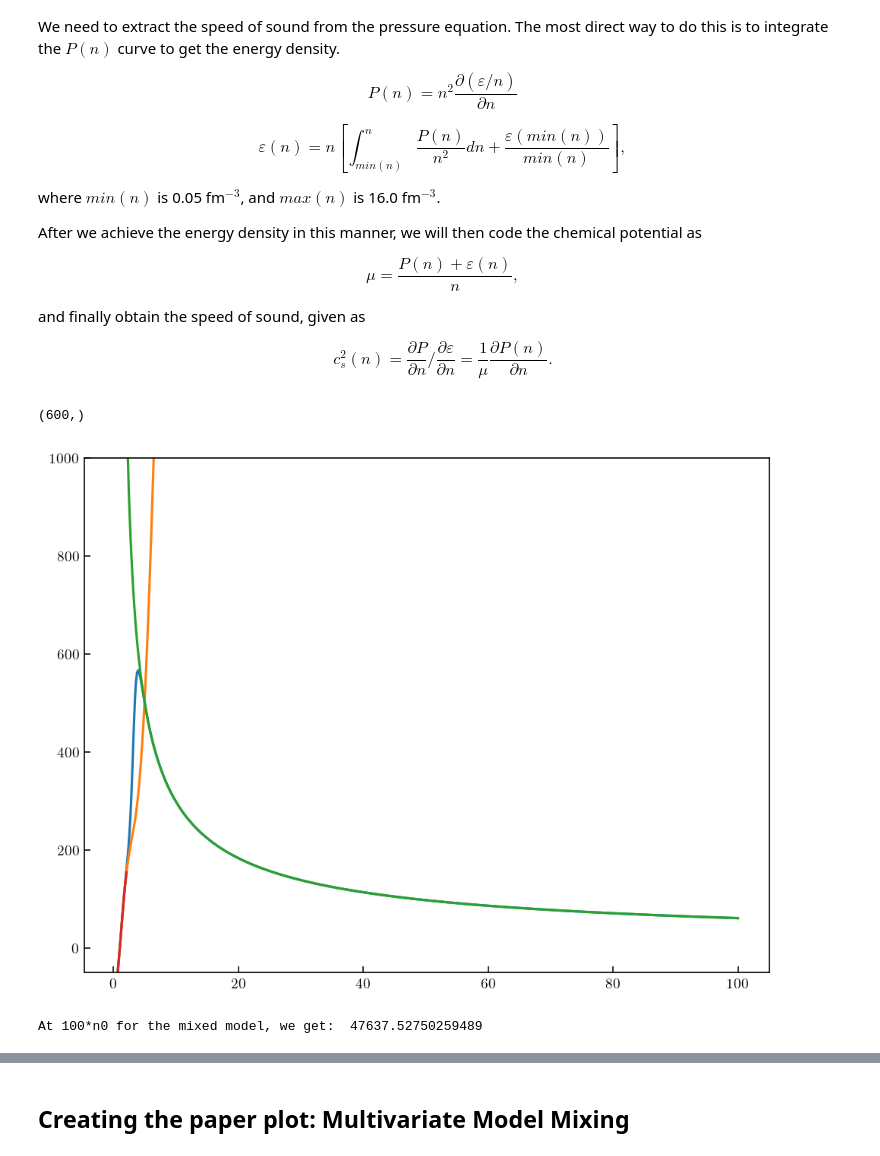
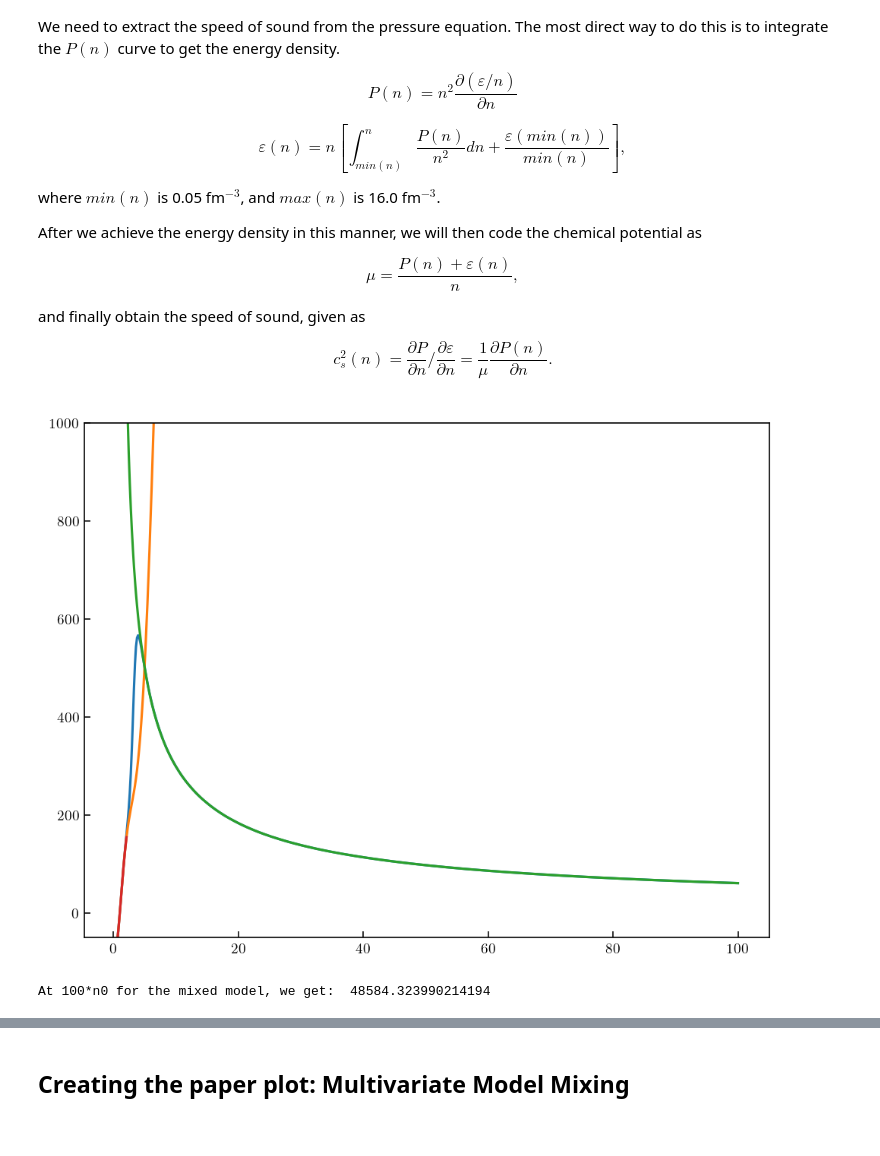
Before and after one commit to asemposki/neutron-rich-bmm, a Jupyter notebook: Pressure_Mixing_cs2.ipynb, the cells around one changed output, grey strips where cells are left out. Saved outputs shown, nothing was run; the diff lists cells and outputs as text; code cells hidden in the pictures.

```diff
--- a/Pressure_Mixing_cs2.ipynb
+++ b/Pressure_Mixing_cs2.ipynb
@@ -329,16 +322,27 @@ $$
 # %%
 density_test = density
 
+# integrating forwards
 edens_data = np.load('data/eos_data/edens_data_chiral.npz')
-
-print(edens_data['density'].shape)
 
 # call the energy density data set and interpolate
 edens_interp = scinterp.interp1d(edens_data['density'], edens_data['mean'], kind='cubic', fill_value='extrapolate')
 edens_interp_std = scinterp.interp1d(edens_data['density'], edens_data['std'], kind='cubic', fill_value='extrapolate')
-en_0 = 47637.52750259489        #edens_interp(density[1])  # BC at 100*n0
-en_0_lower = 47505.507238020364 #en_0 - edens_interp_std(density[1])
-en_0_upper = 47769.54772653198  #en_0 + edens_interp_std(density[1])
+en_0 = edens_interp(0.16)
+en_0_lower = en_0 - edens_interp_std(0.16)
+en_0_upper = en_0 + edens_interp_std(0.16)
+
+edens_dict = {
+    'mean': en_0,
+    'lower': en_0_lower,
+    'upper': en_0_upper
+}
+
+# load in the saved data from pQCD and interpolate for P_FG scaling (making sure)
+p_fg_scaling = np.load('data/eos_data/pqcd_fg_data.npz')
+p_fg_interp = scinterp.interp1d(p_fg_scaling['density'], p_fg_scaling['mean'], kind='cubic', \
+                               fill_value='extrapolate')
+p_fg = p_fg_interp(density_test)
 
 p_mean_interp = scinterp.interp1d(density_test[1:], (mixed_mean[1:]*p_fg[1:]), kind='cubic', fill_value='extrapolate')
 p_lower_interp = scinterp.interp1d(density_test[1:], ((mixed_mean[1:]-mixed_std_dev[1:])*p_fg[1:]), kind='cubic', fill_value='extrapolate')
@@ -347,45 +351,37 @@ p_upper_interp = scinterp.interp1d(density_test[1:], ((mixed_mean[1:]+mixed_std_
 def p_mean(n):
     return p_mean_interp(n) / (n)**2.0
 def p_lower(n):
     return p_lower_interp(n) / (n)**2.0
 def p_upper(n):
     return p_upper_interp(n) / (n)**2.0
 
 # interpolation for the real chiral curve to get back the true result
 p_fg_interp = scinterp.interp1d(density_test[1:], p_fg[1:], kind='cubic', fill_value='extrapolate')
 
 # plot the function (how bad is it)
 plt.plot(density_test[1:]/n0, p_mean(density_test[1:]))
 plt.plot(density_test[1:]/n0, mean_chiral[1:]*p_fg[1:]/(density_test[1:]**2.0))
 plt.plot(density_test[1:]/n0, mean_pqcd[1:]*p_fg[1:]/(density_test[1:]**2.0))
 plt.plot(real_chiral['density'][1:]/n0, (real_chiral['mean'][1:,3]*p_fg_interp(real_chiral['density'][1:])/(real_chiral['density'][1:]**2.0)))
 plt.ylim(-50., 1000.)
 plt.show()
 
 # pressure dict for input
 pres = {
     'mean': (mixed_mean*p_fg)[1:],
     'std_dev': (mixed_std_dev*p_fg)[1:]
 }
 
-# edens dict for input
-edens = {
-    'mean': en_0,
-    'lower': en_0_lower,
-    'upper': en_0_upper
-}
-
-dens_cs2, cs2_result, _, edens_result, _= speed_of_sound(density[1:], pres, edens, \
-                                                 sat=False, integrate='backward')
+dens_cs2, cs2_result, _, edens_result, _= speed_of_sound(density[1:], pres, edens_dict, \
+                                                 sat=True, integrate='forward')
 cs2_mean = cs2_result['mean']
 cs2_lower = cs2_result['lower']
 cs2_upper = cs2_result['upper']
 
 print('At 100*n0 for the mixed model, we get: ', edens_result['mean'][-1])
 # %% [output]
+[figure]
-(600,)
+At 100*n0 for the mixed model, we get:  48584.323990214194
-[figure]
-At 100*n0 for the mixed model, we get:  47637.52750259489
 # %%
 # plot the result quickly (noting the issue with scaling back out of P/P_FG)
 mpl.rcParams['text.usetex'] = True
```
Also changed, not shown: parts of 8 cells of this notebook, 5 other files.
